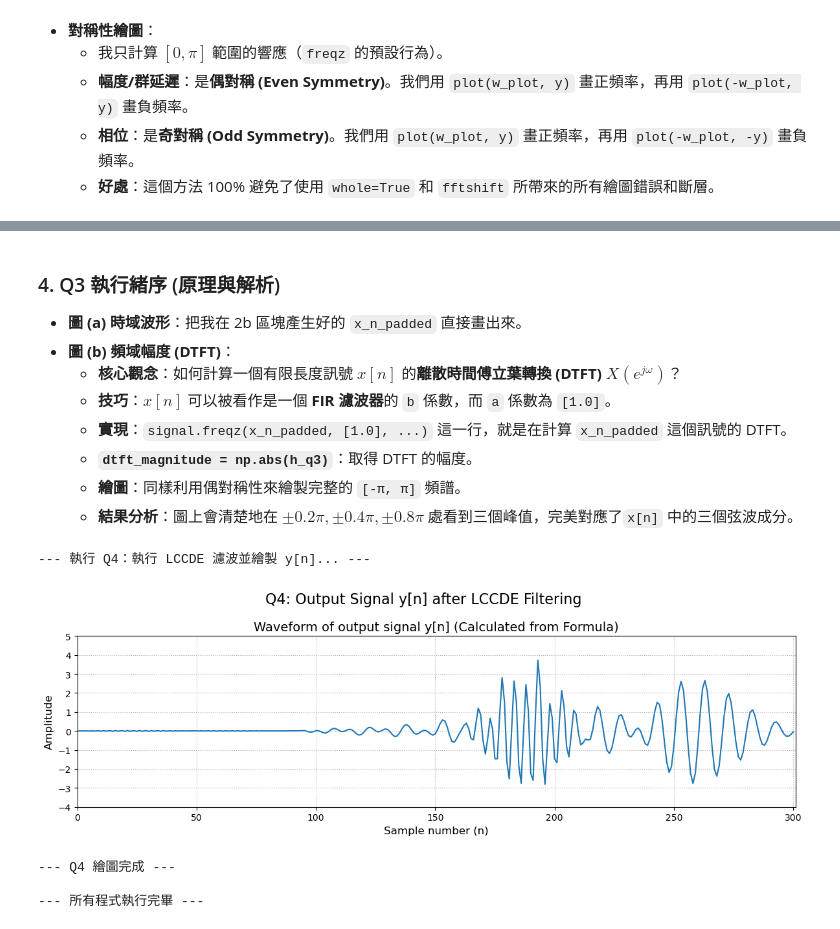
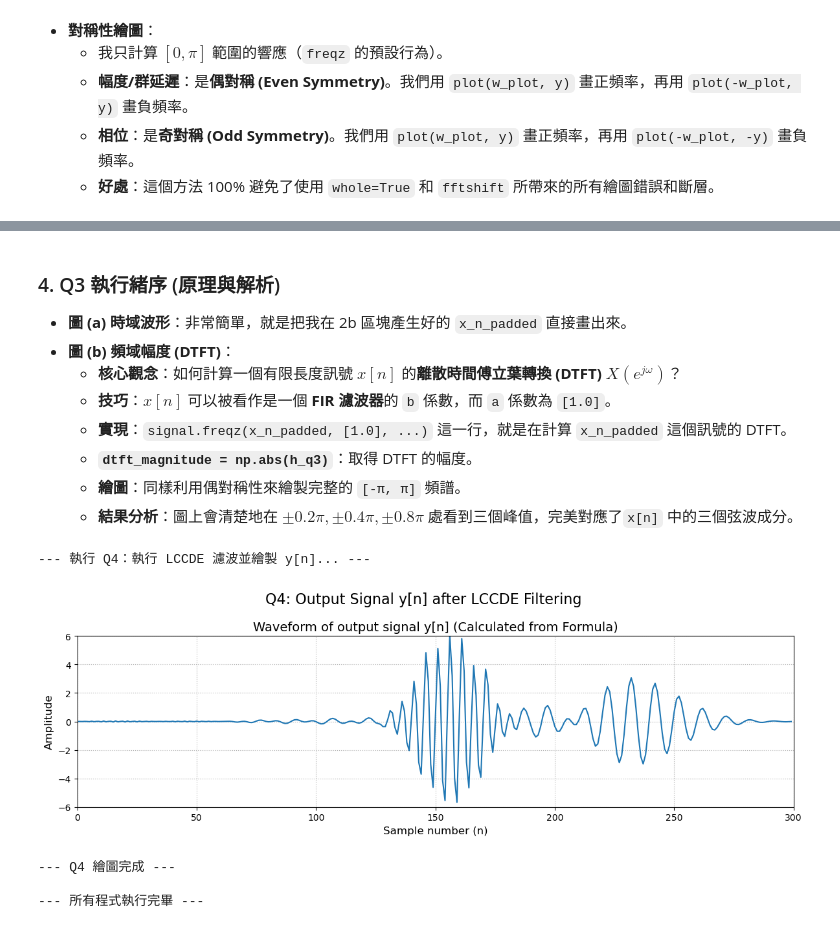
Before and after one commit to an0965370879/711481104dspassignment2new, a Jupyter notebook: dspassignment2.ipynb, the cells around one changed output, grey strips where cells are left out. Drawn from its saved outputs; the diff is of its cells as text; code cells hidden in the pictures.

```diff
--- a/dspassignment2.ipynb
+++ b/dspassignment2.ipynb
@@ -16,16 +16,18 @@ NUM_POINTS_HALF = 4096 # 頻率響應的計算點數 (只算 0 到 pi)
 RADIUS = 0.95 # H2(z) 的半徑
 
 # --- Q3 訊號 x[n] 參數 ---
-TOTAL_LENGTH = 301     # 訊號總長度
+TOTAL_LENGTH = 300     # 訊號總長度
+# 長度
+N1 = 60
+N2 = 60
+N3 = 60
+
 # 振幅
-A1 = 0.8  # 0.8pi (第一段)
+A1 = 1.0  # 0.8pi (第一段)
 A2 = 1.0  # 0.2pi (第二段)
-A3 = 0.5  # 0.4pi (第三段)
-# 長度
-N1 = 81
-N2 = 51
-N3 = 61
-L_silence = 10
+A3 = 1.0  # 0.4pi (第三段)
+
+L_silence = 0
 # %% [output]
 --- 1. 載入全域設定 ---
 # %% [markdown]
@@ -282,7 +306,7 @@ print("--- Q3 繪圖完成 ---")
 # %% [markdown]
 ### 4. Q3 執行緒序 (原理與解析)
 
-* **圖 (a) 時域波形**：把我在 2b 區塊產生好的 `x_n_padded` 直接畫出來。
+* **圖 (a) 時域波形**：非常簡單，就是把我在 2b 區塊產生好的 `x_n_padded` 直接畫出來。
 * **圖 (b) 頻域幅度 (DTFT)**：
     * **核心觀念**：如何計算一個有限長度訊號 $x[n]$ 的**離散時間傅立葉轉換 (DTFT)** $X(e^{j\omega})$？
     * **技巧**：$x[n]$ 可以被看作是一個 **FIR 濾波器**的 `b` 係數，而 `a` 係數為 `[1.0]`。
@@ -293,34 +317,34 @@ print("--- Q3 繪圖完成 ---")
 # %%
 # 5. 執行緒序 (Q4): 將 x[n] 輸入 LCCDE 並繪製 y[n]
 # ==============================================================================
 print("\n--- 執行 Q4：執行 LCCDE 濾波並繪製 y[n]... ---")
 
 # --- 執行 LCCDE 濾波 (串聯方式) ---
 # 我們重用在 2a 區塊定義的濾波器係數
 y1_n = signal.lfilter(b1_filter, a1_filter, x_n_padded)
 y2_n = signal.lfilter(b2_total_filter, a2_total_filter, y1_n)
 y_n_final = signal.lfilter(b2_total_filter, a2_total_filter, y2_n)
 
 # --- 繪製 Q4 的圖 (1x1) ---
 fig_q4, ax_q4 = plt.subplots(1, 1, figsize=(12, 4)) # 1 行, 1 列
 fig_q4.suptitle('Q4: Output Signal y[n] after LCCDE Filtering', fontsize=16)
 
 ax_q4.plot(y_n_final)
 ax_q4.set_title('Waveform of output signal y[n] (Calculated from Formula)', fontsize=14)
 ax_q4.set_xlabel('Sample number (n)', fontsize=12)
 ax_q4.set_ylabel('Amplitude', fontsize=12)
 ax_q4.set_xlim([0, TOTAL_LENGTH])
-ax_q4.set_ylim([-4, 5]) # 根據 Q4 實際輸出調整 Y 軸 (之前是 -2 到 2)
+ax_q4.set_ylim([-6, 6]) # 根據 Q4 實際輸出調整 Y 軸 (之前是 -2 到 2)
 ax_q4.grid(True, linestyle=':')
 
 plt.tight_layout()
 plt.show() # *** 顯示 Q4 的圖窗 ***
 
 print("\n--- Q4 繪圖完成 ---")
 print("\n--- 所有程式執行完畢 ---")
 # %% [output]
 --- 執行 Q4：執行 LCCDE 濾波並繪製 y[n]... ---
-[figure, old version]
+[figure, new version]
 --- Q4 繪圖完成 ---
 
 --- 所有程式執行完畢 ---
```
Also changed, not shown: parts of 5 cells of this notebook, 1 other file.
